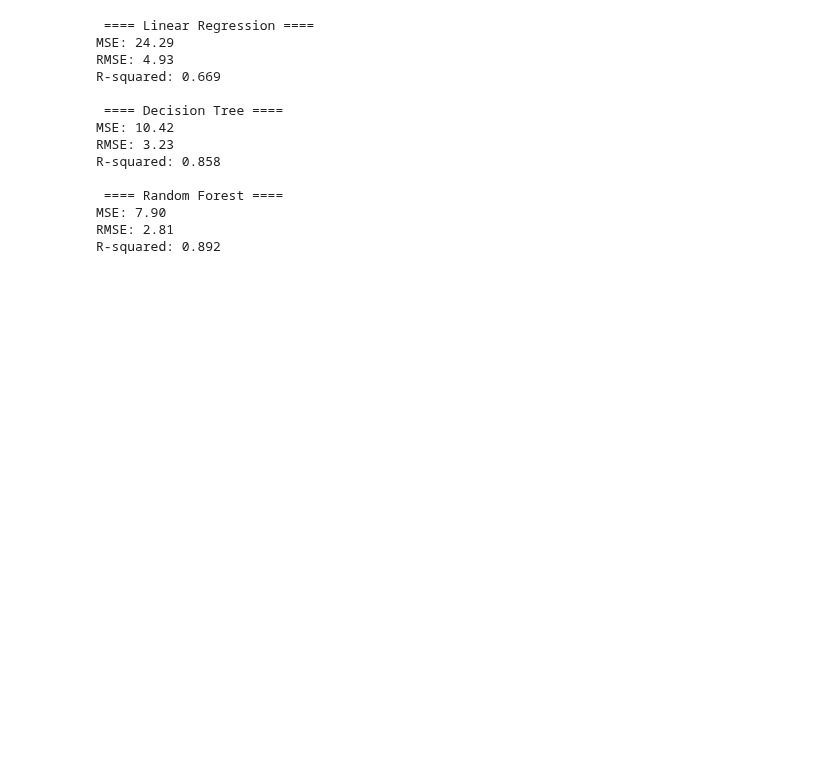
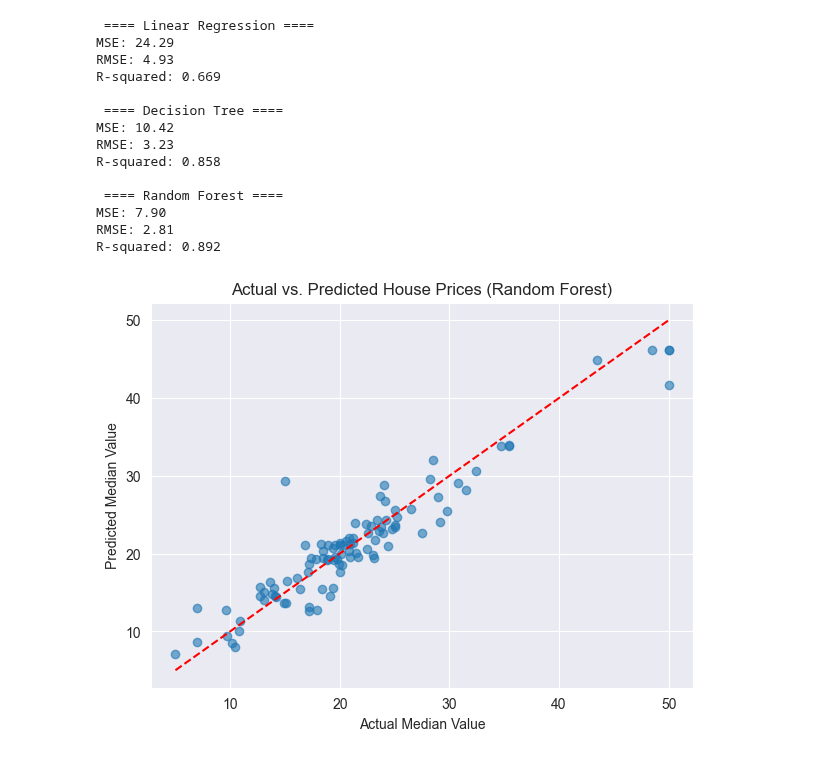
Before and after one commit to DKB-Erico/codveda_data_science, a Jupyter notebook: Predictive Modeling (Regression).ipynb, the cells around one changed output. Cells and saved outputs as stored; diff of their text form; code cells hidden in the pictures; blank space fills up the shorter version.

Commit message:
Used a scatter plot diagram to visualize predictions

```diff
--- a/Predictive Modeling (Regression).ipynb
+++ b/Predictive Modeling (Regression).ipynb
@@ -140,3 +140,14 @@ R-squared: 0.858
 MSE: 7.90
 RMSE: 2.81
 R-squared: 0.892
+# %%
+# Visualizing predictions
+plt.figure(figsize = (7, 5))
+plt.scatter(y_test, y_pred_rf, alpha = 0.6)
+plt.xlabel("Actual Median Value")
+plt.ylabel("Predicted Median Value")
+plt.title("Actual vs. Predicted House Prices (Random Forest)")
+plt.plot([y_test.min(), y_test.max()], [y_test.min(), y_test.max()], "r--")
+plt.show()
+# %% [output]
+[figure, added]
```
